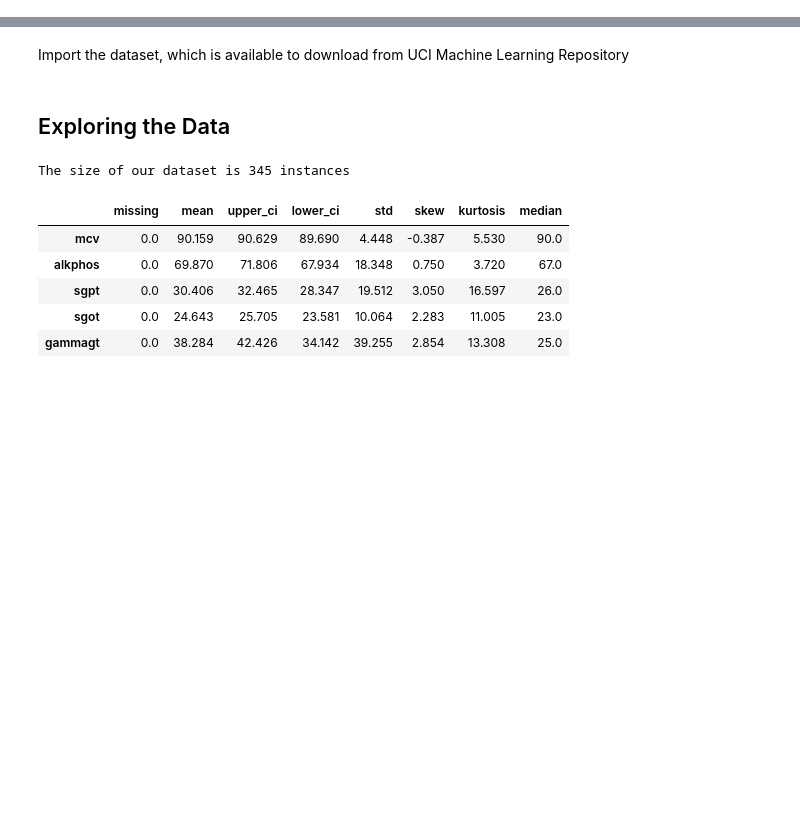
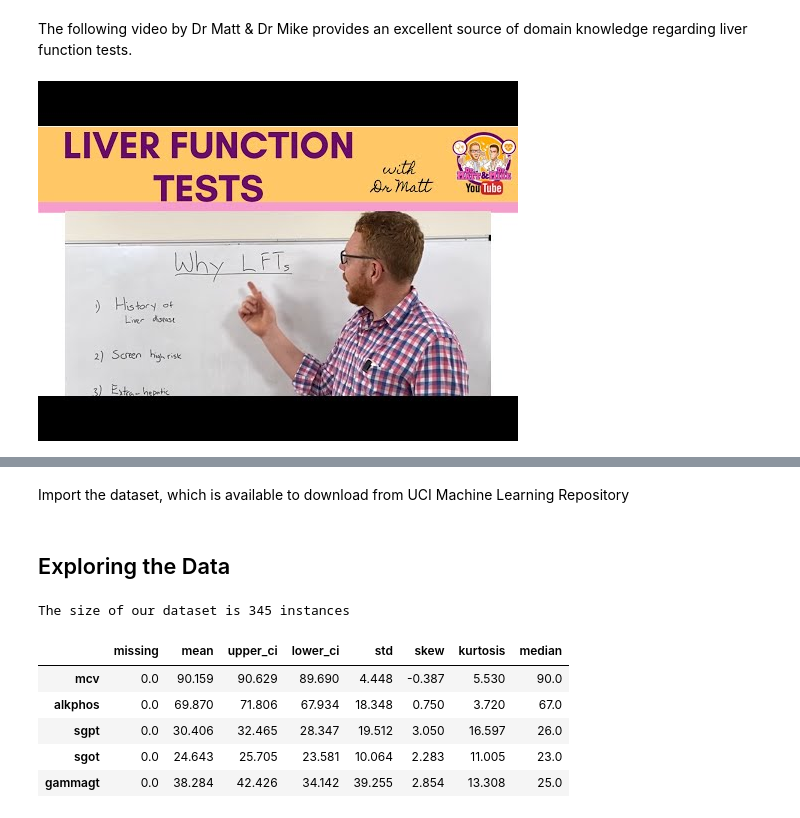
Before and after one commit to viyaleta/Biomedical-Data-Science, a Jupyter notebook: Tutorials/Linear Regression/Liver Disease/Linear Regression Tutorial - Liver Disease.ipynb, the cells around one changed output, grey strips where cells are left out. Saved outputs shown, nothing was run; the diff lists cells and outputs as text; code cells hidden in the pictures; blank space fills up the shorter version.

Commit message:
Added video description of liver function tests

```diff
--- a/Tutorials/Linear Regression/Liver Disease/Linear Regression Tutorial - Liver Disease.ipynb
+++ b/Tutorials/Linear Regression/Liver Disease/Linear Regression Tutorial - Liver Disease.ipynb
@@ -87,0 +55,6 @@ Some of the assumptions and goals that should be satisfied include: constant var
+# %% [markdown]
+The following video by Dr Matt & Dr Mike provides an excellent source of domain knowledge regarding liver function tests.
+# %%
+YouTubeVideo('tY-1eOoDHSU', width=560, height=315)
+# %% [output]
+[figure, added]
```
Also changed, not shown: parts of 4 cells of this notebook.
